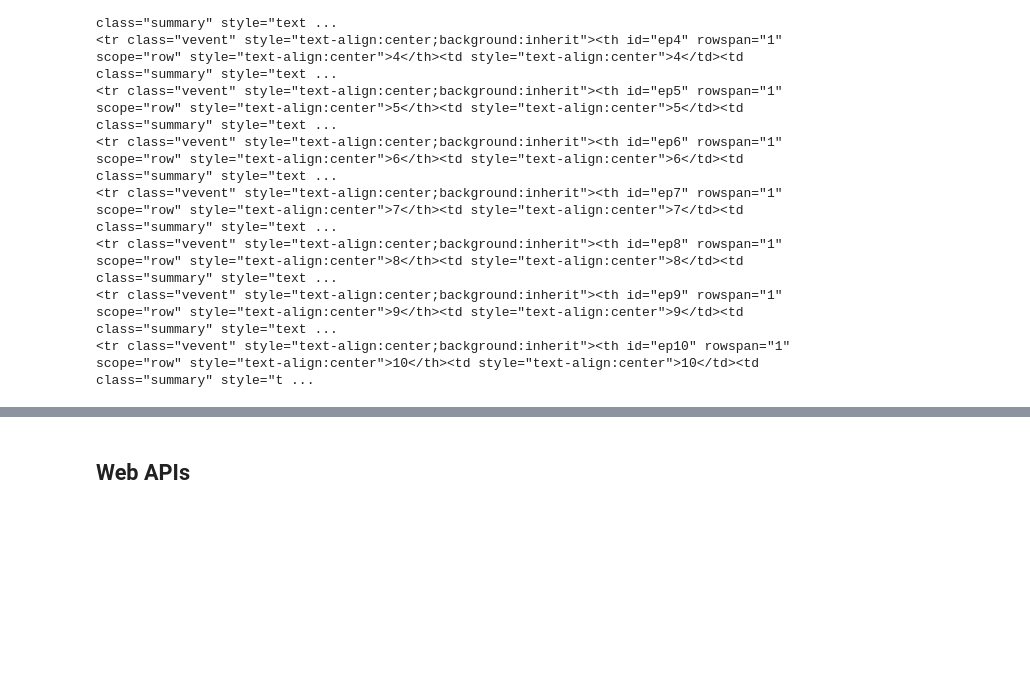
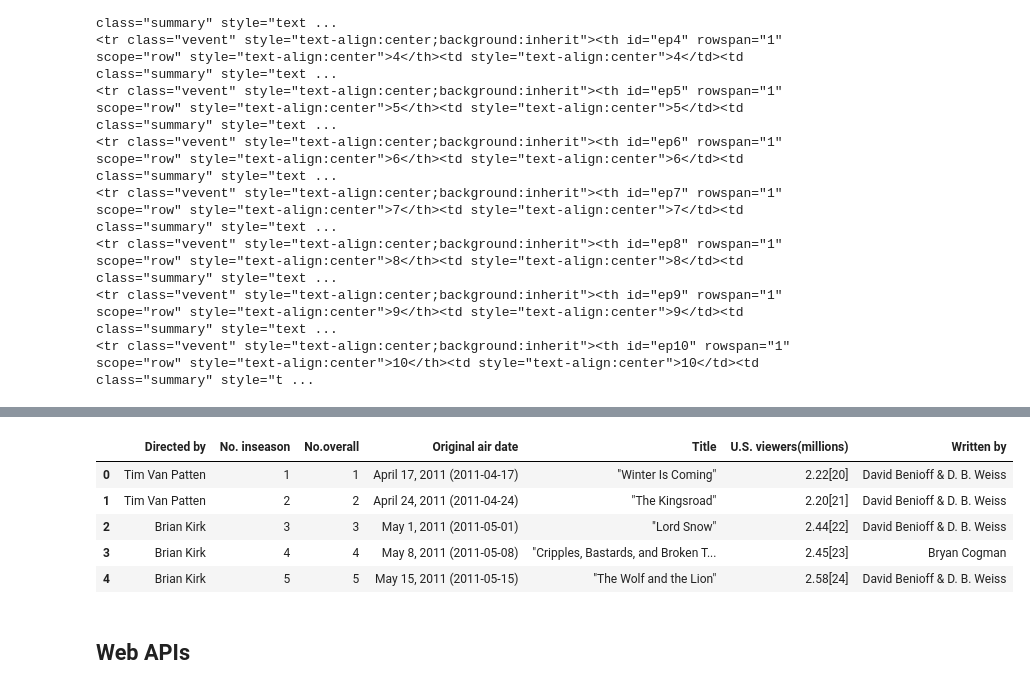
Before and after one commit to evgenursic/python_analitika, a Jupyter notebook: teden_05/05_teden_web_scraping.ipynb, the cells around one changed output, grey strips where cells are left out. Drawn from its saved outputs; the diff is of its cells as text; code cells hidden in the pictures; blank space fills up the shorter version.

```diff
--- a/teden_05/05_teden_web_scraping.ipynb
+++ b/teden_05/05_teden_web_scraping.ipynb
@@ -260,0 +280,13 @@ ep_tables[0]
+# %%
+for table in ep_tables[0]:
+    headers = []
+    rows = table.find_all('tr')
+    for header in table.find('tr').find_all('th'):
+        headers.append(header.text)
+    for row in rows[1:]:
+        values = []
+        for col in row.find_all(['th', 'td']):
+            values.append(col.text)
+        if values:
+            episode_dict = {headers[i]: values[i] for i in range(len(values))}
+            episodes.append(episode_dict)
@@ -261,3 +310,12 @@ ep_tables[0]
+# %%
+pd.DataFrame(episodes).head(5)
+# %% [output]
+|  | Directed by | No. inseason | No.overall | Original air date | Title | U.S. viewers(millions) | Written by |
+| 0 | Tim Van Patten | 1 | 1 | April 17, 2011 (2011-04-17) | "Winter Is Coming" | 2.22[20] | David Benioff & D. B. Weiss |
+| 1 | Tim Van Patten | 2 | 2 | April 24, 2011 (2011-04-24) | "The Kingsroad" | 2.20[21] | David Benioff & D. B. Weiss |
+| 2 | Brian Kirk | 3 | 3 | May 1, 2011 (2011-05-01) | "Lord Snow" | 2.44[22] | David Benioff & D. B. Weiss |
+| 3 | Brian Kirk | 4 | 4 | May 8, 2011 (2011-05-08) | "Cripples, Bastards, and Broken T... | 2.45[23] | Bryan Cogman |
+| 4 | Brian Kirk | 5 | 5 | May 15, 2011 (2011-05-15) | "The Wolf and the Lion" | 2.58[24] | David Benioff & D. B. Weiss |
 # %% [markdown]
 ## Web APIs
 # %% [markdown]
```
Also changed, not shown: parts of 25 cells of this notebook, 7 other files.
